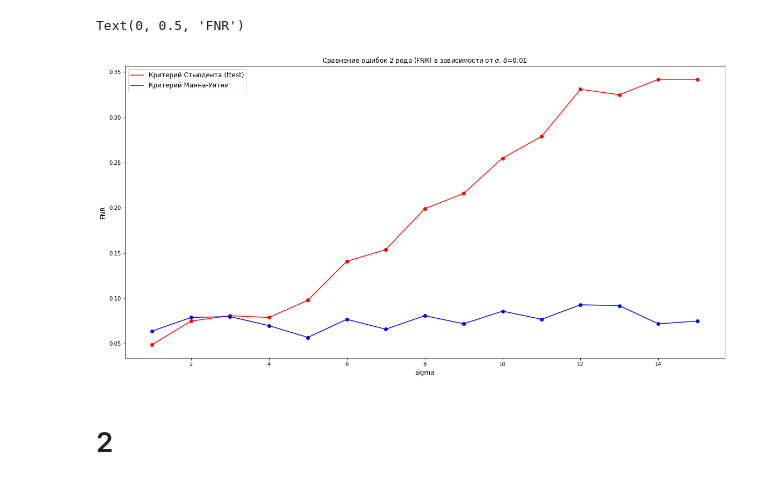
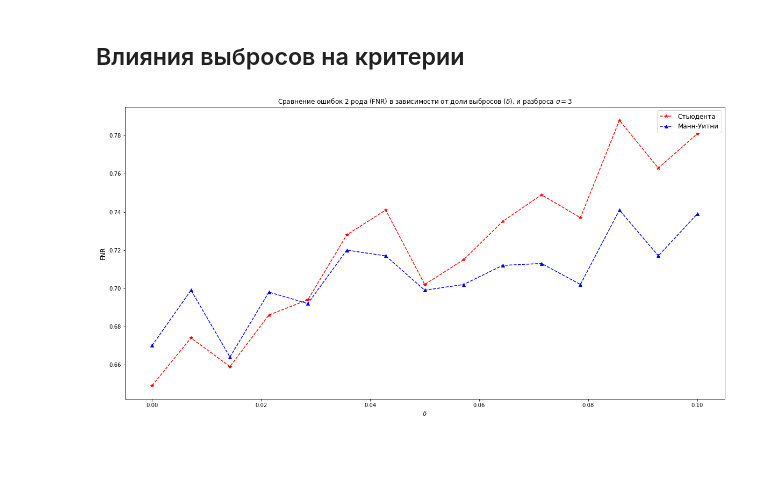
Before and after one commit to JacKira/StatisticDataAnalyze, a Jupyter notebook: Lab_Fejzullin_M8O-201М-21.ipynb, the cells around one changed output. Cells and saved outputs as stored; diff of their text form; code cells hidden in the pictures; blank space fills up the shorter version.

```diff
--- a/Lab_Fejzullin_M8O-201М-21.ipynb
+++ b/Lab_Fejzullin_M8O-201М-21.ipynb
@@ -2,0 +6,12 @@
+# %%
+def GenerateXY(prop_X, prop_Y, delta, n):
+        U_x = stats.norm(loc=prop_X[0], scale=1).rvs(size=n)
+        V_x = stats.norm(loc=prop_X[0], scale=prop_X[1]).rvs(size=n)
+        W_x = stats.uniform().rvs(size=n)
+        X = np.where(W_x > delta, U_x, V_x)
+
+        U_y = stats.norm(loc=prop_Y[0], scale=1).rvs(size=n)
+        V_y = stats.norm(loc=prop_Y[0], scale=prop_Y[1]).rvs(size=n)
+        W_y = stats.uniform().rvs(size=n)
+        Y = np.where(W_y > delta, U_y, V_y)
+        return X, Y
@@ -3 +62,3 @@
+# %% [markdown]
+## Влияния выбросов на критерии
 # %%
@@ -54,19 +92,13 @@ for sigma in tqdm_notebook(sigmas):
     negatives_ttest = 0
     negatives_mw = 0
 # %%
-from matplotlib import pyplot
-
-pyplot.figure(figsize=(20, 10))
-pyplot.plot(sigmas, fnr_ttest, 'r', label='Критерий Стьюдента (ttest)')
-pyplot.plot(sigmas, fnr_ttest, 'ro')
-pyplot.plot(sigmas, fnr_mw, 'b', label='Критерий Манна-Уитни')
-pyplot.plot(sigmas, fnr_mw, 'bo')
-pyplot.legend(fontsize=12)
-pyplot.title(f'Сравнение ошибок 2 рода (FNR) в зависимости от $\sigma$, $\delta$={delta}', fontsize=12)
-pyplot.xlabel('sigma', fontsize=12)
-pyplot.ylabel('FNR', fontsize=12)
+plt.figure(figsize=(20, 10))
+plt.plot(delta_list, fnr_ttest, '--*', label='Стьюдента', color = 'red')
+plt.plot(delta_list, fnr_mw, '--^', label='Манн-Уитни', color = 'blue')
+plt.legend(fontsize=12)
+plt.title(f'Сравнение ошибок 2 рода (FNR) в зависимости от доли выбросов ($\delta$), и разброса $\sigma={sigma}$', fontsize=12)
+plt.xlabel(f'$\delta$', fontsize=12)
+plt.ylabel('FNR', fontsize=12)
+plt.show()
 # %% [output]
-Text(0, 0.5, 'FNR')
-[figure, old version]
+[figure, new version]
-# %% [markdown]
-# 2
```
Also changed, not shown: parts of 9 cells of this notebook.
